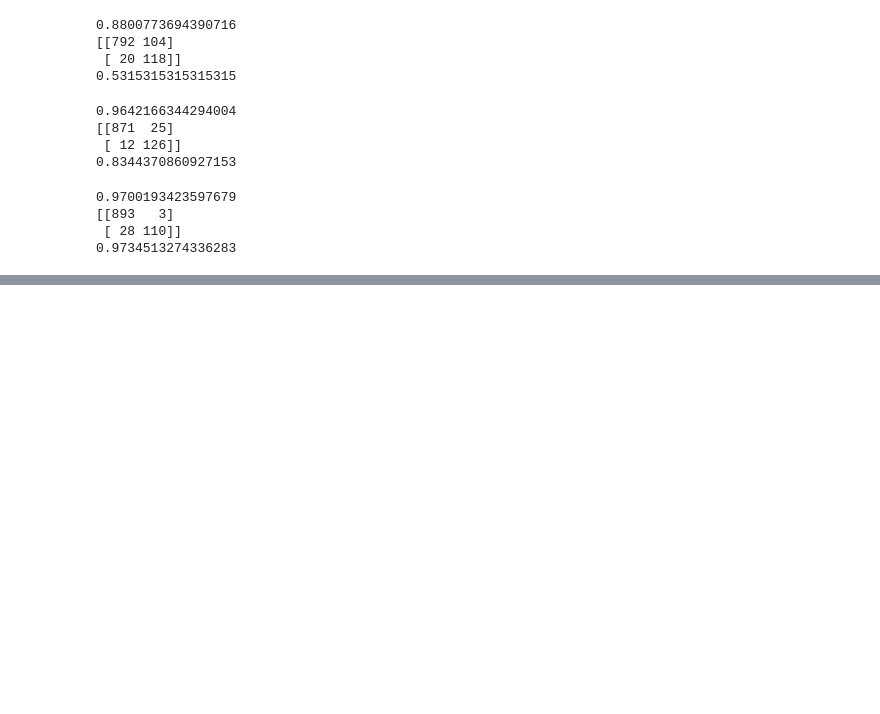
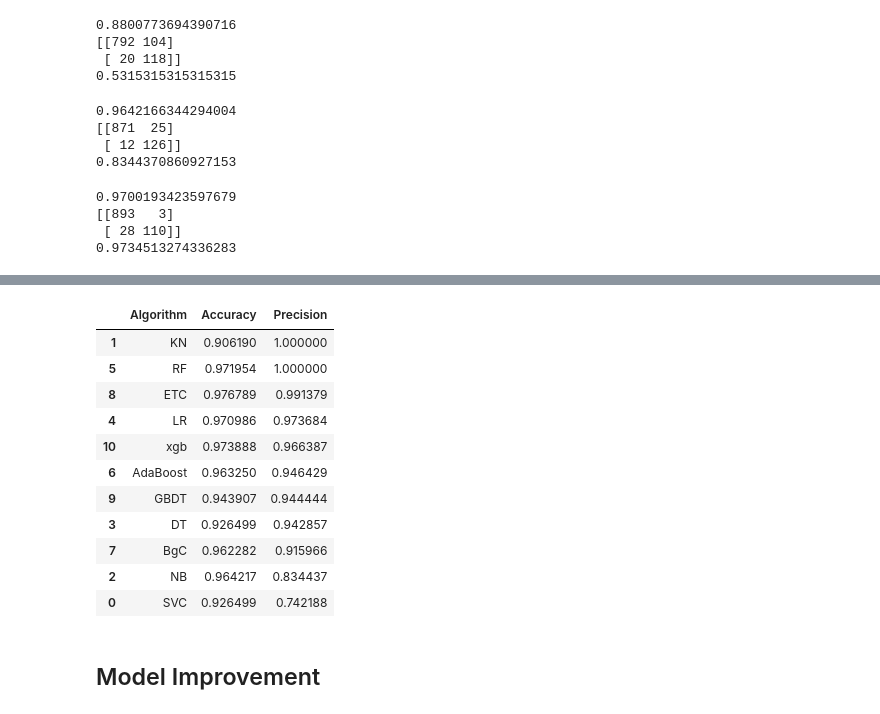
Before and after one commit to jhansimahato/Machine-learning-Projects, a Jupyter notebook: Email Spam Classifier/spam_classifier.ipynb, the cells around one changed output, grey strips where cells are left out. Saved outputs shown, nothing was run; the diff lists cells and outputs as text; code cells hidden in the pictures; blank space fills up the shorter version.

Commit message:
model improvement - 0.1

```diff
--- a/Email Spam Classifier/spam_classifier.ipynb
+++ b/Email Spam Classifier/spam_classifier.ipynb
@@ -402,0 +450,37 @@ print(precision_score(Y_test,y_pred3))
+# %%
+
+clfs = {
+    'SVC' : svc,
+    'KN' : knc,
+    'NB': mnb,
+    'DT': dtc,
+    'LR': lrc,
+    'RF': rfc,
+    'AdaBoost': abc,
+    'BgC': bc,
+    'ETC': etc,
+    'GBDT':gbdt,
+    'xgb':xgb
+}
+# %%
+def train_classifier(clf,X_train,y_train,X_test,y_test):
+    clf.fit(X_train,y_train)
+    y_pred = clf.predict(X_test)
+    accuracy = accuracy_score(y_test,y_pred)
+    precision = precision_score(y_test,y_pred)
+
+    return accuracy,precision
+# %%
+accuracy_scores = []
+precision_scores = []
+
+for name,clf in clfs.items():
+
+    current_accuracy,current_precision = train_classifier(clf, X_train,Y_train,X_test,Y_test)
+
+    print("For ",name)
+    print("Accuracy - ",current_accuracy)
+    print("Precision - ",current_precision)
+
+    accuracy_scores.append(current_accuracy)
+    precision_scores.append(current_precision)
@@ -402,0 +521,19 @@ print(precision_score(Y_test,y_pred3))
+# %%
+performance_df = pd.DataFrame({'Algorithm':clfs.keys(),'Accuracy':accuracy_scores,'Precision':precision_scores}).sort_values('Precision',ascending=False)
+# %%
+performance_df
+# %% [output]
+|  | Algorithm | Accuracy | Precision |
+| 1 | KN | 0.906190 | 1.000000 |
+| 5 | RF | 0.971954 | 1.000000 |
+| 8 | ETC | 0.976789 | 0.991379 |
+| 4 | LR | 0.970986 | 0.973684 |
+| 10 | xgb | 0.973888 | 0.966387 |
+| 6 | AdaBoost | 0.963250 | 0.946429 |
+| 9 | GBDT | 0.943907 | 0.944444 |
+| 3 | DT | 0.926499 | 0.942857 |
+| 7 | BgC | 0.962282 | 0.915966 |
+| 2 | NB | 0.964217 | 0.834437 |
+| 0 | SVC | 0.926499 | 0.742188 |
+# %% [markdown]
+## Model Improvement
```
Also changed, not shown: parts of 26 cells of this notebook.
